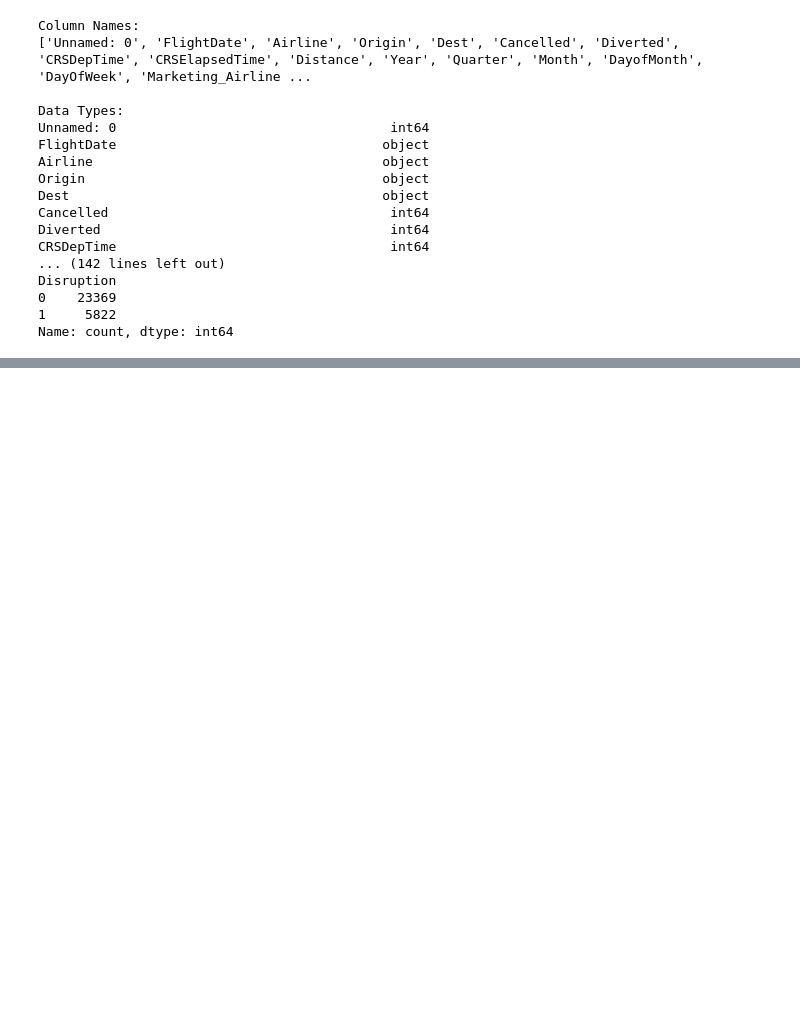
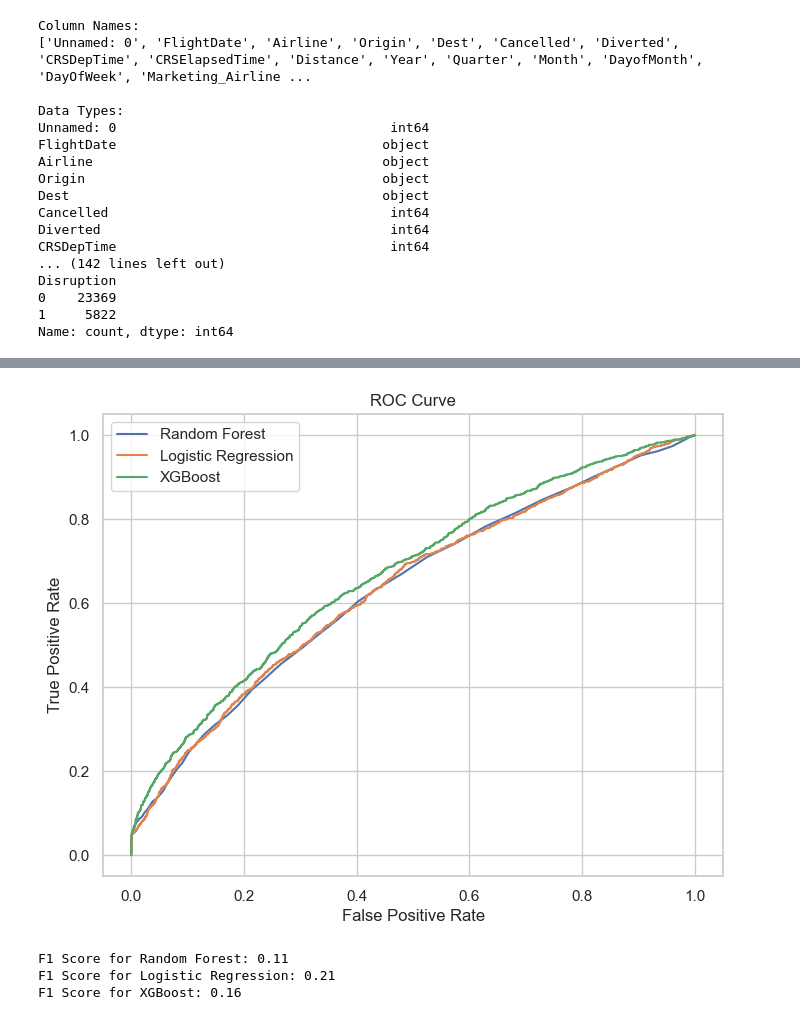
Before and after one commit to Profjay22/ML_AIRLINE, a Jupyter notebook: ID5059_PROJECT/flight_disruption_prediction.ipynb, the cells around one changed output, grey strips where cells are left out. Cells and saved outputs as stored; diff of their text form; code cells hidden in the pictures; blank space fills up the shorter version.

```diff
--- a/ID5059_PROJECT/flight_disruption_prediction.ipynb
+++ b/ID5059_PROJECT/flight_disruption_prediction.ipynb
@@ -91,0 +329,36 @@ preprocessor = ColumnTransformer(
+# %%
+# Plot ROC curve for each model
+fig, ax = plt.subplots(figsize=(8, 6))
+
+# Random Forest
+fpr_rf, tpr_rf, _ = roc_curve(y_test, random_forest.predict_proba(X_test_preprocessed)[:, 1])
+plt.plot(fpr_rf, tpr_rf, label='Random Forest')
+
+# Logistic Regression
+fpr_lr, tpr_lr, _ = roc_curve(y_test, logistic_regression.predict_proba(X_test_preprocessed)[:, 1])
+plt.plot(fpr_lr, tpr_lr, label='Logistic Regression')
+
+# XGBoost
+fpr_xgb, tpr_xgb, _ = roc_curve(y_test, xgboost_classifier.predict_proba(X_test_preprocessed)[:, 1])
+plt.plot(fpr_xgb, tpr_xgb, label='XGBoost')
+
+plt.xlabel('False Positive Rate')
+plt.ylabel('True Positive Rate')
+plt.title('ROC Curve')
+plt.legend()
+plt.grid(True)
+plt.show()
+
+# Calculate F1 score for each model
+f1_rf = f1_score(y_test, y_pred_random_forest)
+f1_lr = f1_score(y_test, y_pred_logistic_regression)
+f1_xgb = f1_score(y_test, y_pred_xgboost)
+
+print(f"F1 Score for Random Forest: {f1_rf:.2f}")
+print(f"F1 Score for Logistic Regression: {f1_lr:.2f}")
+print(f"F1 Score for XGBoost: {f1_xgb:.2f}")
+# %% [output]
+[figure, added]
+F1 Score for Random Forest: 0.11
+F1 Score for Logistic Regression: 0.21
+F1 Score for XGBoost: 0.16
```
Also changed, not shown: parts of 15 cells of this notebook.
